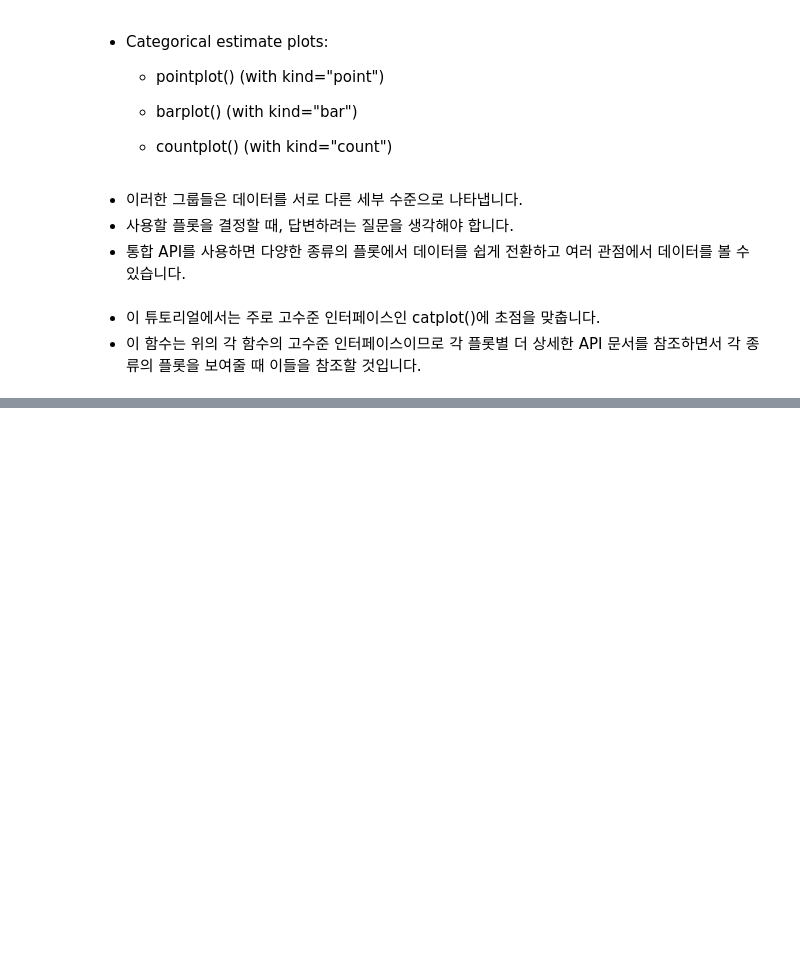
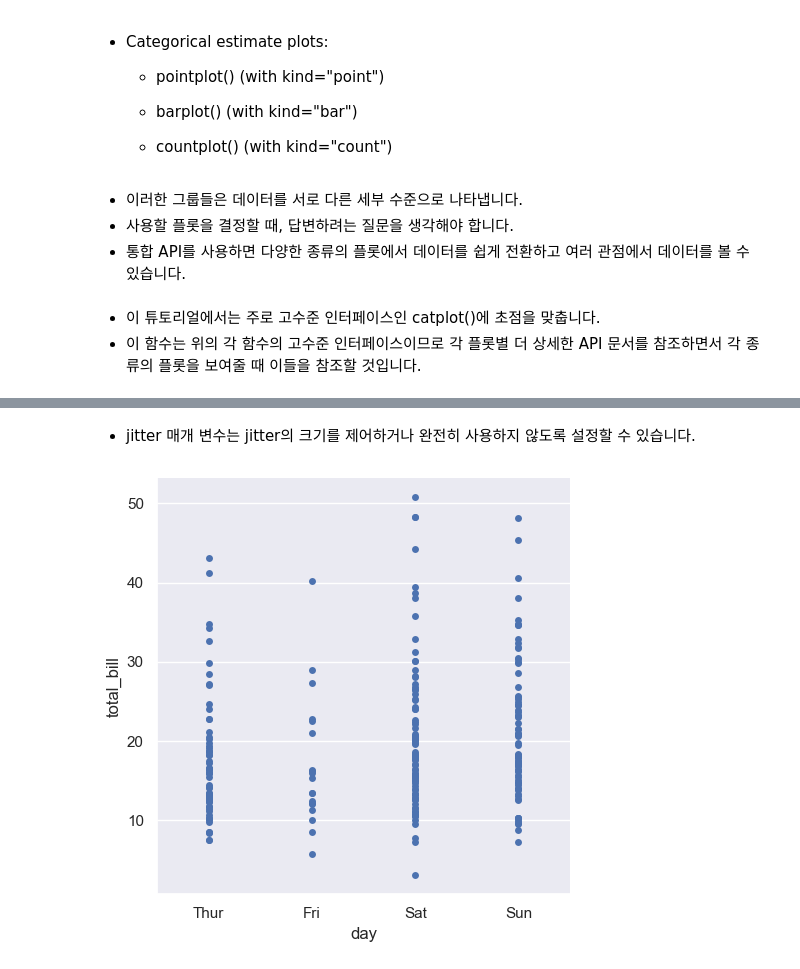
Before and after one commit to kinghy00/Seaborn-Tutorial, a Jupyter notebook: Visualizing_categorical_data.ipynb, the cells around one changed output, grey strips where cells are left out. Saved outputs shown, nothing was run; the diff lists cells and outputs as text; code cells hidden in the pictures; blank space fills up the shorter version.

```diff
--- a/Visualizing_categorical_data.ipynb
+++ b/Visualizing_categorical_data.ipynb
@@ -63,0 +75,6 @@ flights_wide = flights.pivot(index="year", columns="month", values="passengers")
+# %% [markdown]
+- jitter 매개 변수는 jitter의 크기를 제어하거나 완전히 사용하지 않도록 설정할 수 있습니다.
+# %%
+sns.catplot(data=tips, x="day", y="total_bill", jitter=False);
+# %% [output]
+[figure, added]
```
Also changed, not shown: parts of 13 cells of this notebook.
